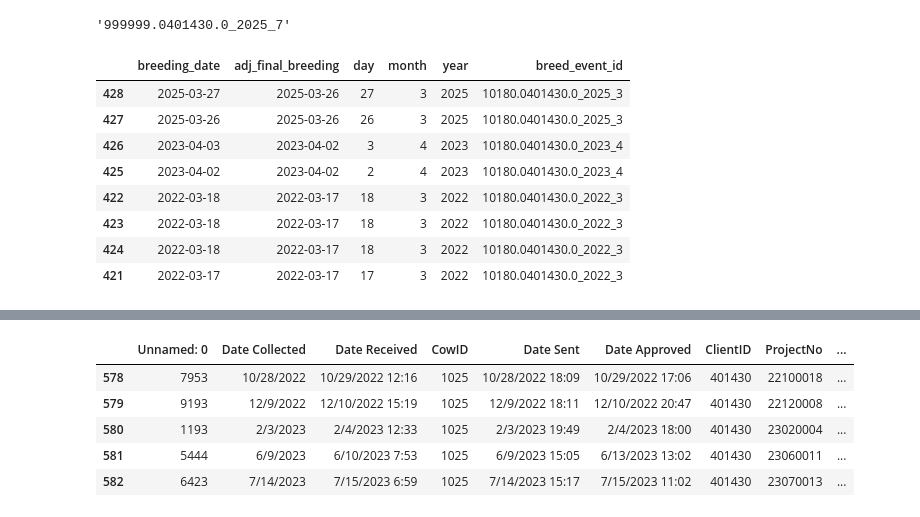
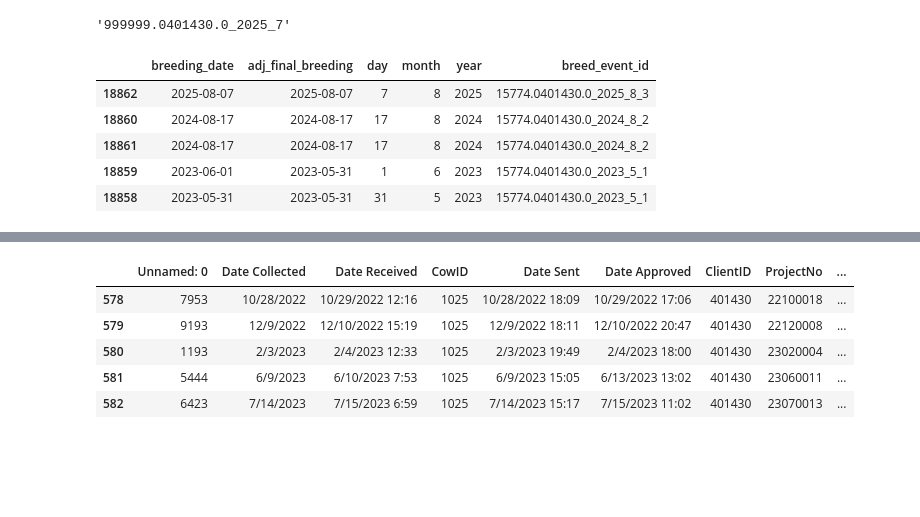
Before and after one commit to rajeshneupane7/Repro-data-making, a Jupyter notebook: phenotype.ipynb, the cells around one changed output, grey strips where cells are left out. Saved outputs shown, nothing was run; the diff lists cells and outputs as text; code cells hidden in the pictures; blank space fills up the shorter version.

```diff
--- a/phenotype.ipynb
+++ b/phenotype.ipynb
@@ -132,17 +132,14 @@ str(combined_cow[0])+'_'+str(combined_cow[1])+'_'+str(combined_cow[2])
 # %% [output]
 '999999.0401430.0_2025_7'
 # %%
-data_final[data_final['combined_cow']=='10180.0401430.0'].sort_values('breeding_date', ascending=False)[['breeding_date', 'adj_final_breeding', 'day', 'month', 'year', 'breed_event_id']]
+data_final[data_final['combined_cow']=='15774.0401430.0'].sort_values('breeding_date', ascending=False)[['breeding_date', 'adj_final_breeding', 'day', 'month', 'year', 'breed_event_id']]
 # %% [output]
 |  | breeding_date | adj_final_breeding | day | month | year | breed_event_id |
-| 428 | 2025-03-27 | 2025-03-26 | 27 | 3 | 2025 | 10180.0401430.0_2025_3 |
-| 427 | 2025-03-26 | 2025-03-26 | 26 | 3 | 2025 | 10180.0401430.0_2025_3 |
-| 426 | 2023-04-03 | 2023-04-02 | 3 | 4 | 2023 | 10180.0401430.0_2023_4 |
-| 425 | 2023-04-02 | 2023-04-02 | 2 | 4 | 2023 | 10180.0401430.0_2023_4 |
-| 422 | 2022-03-18 | 2022-03-17 | 18 | 3 | 2022 | 10180.0401430.0_2022_3 |
-| 423 | 2022-03-18 | 2022-03-17 | 18 | 3 | 2022 | 10180.0401430.0_2022_3 |
-| 424 | 2022-03-18 | 2022-03-17 | 18 | 3 | 2022 | 10180.0401430.0_2022_3 |
-| 421 | 2022-03-17 | 2022-03-17 | 17 | 3 | 2022 | 10180.0401430.0_2022_3 |
+| 18862 | 2025-08-07 | 2025-08-07 | 7 | 8 | 2025 | 15774.0401430.0_2025_8_3 |
+| 18860 | 2024-08-17 | 2024-08-17 | 17 | 8 | 2024 | 15774.0401430.0_2024_8_2 |
+| 18861 | 2024-08-17 | 2024-08-17 | 17 | 8 | 2024 | 15774.0401430.0_2024_8_2 |
+| 18859 | 2023-06-01 | 2023-05-31 | 1 | 6 | 2023 | 15774.0401430.0_2023_5_1 |
+| 18858 | 2023-05-31 | 2023-05-31 | 31 | 5 | 2023 | 15774.0401430.0_2023_5_1 |
 # %%
 temp_df=[]
 for cow_id, data_id in df.groupby('combined_cow'):
```
Also changed, not shown: parts of 9 cells of this notebook, 1 other file.
